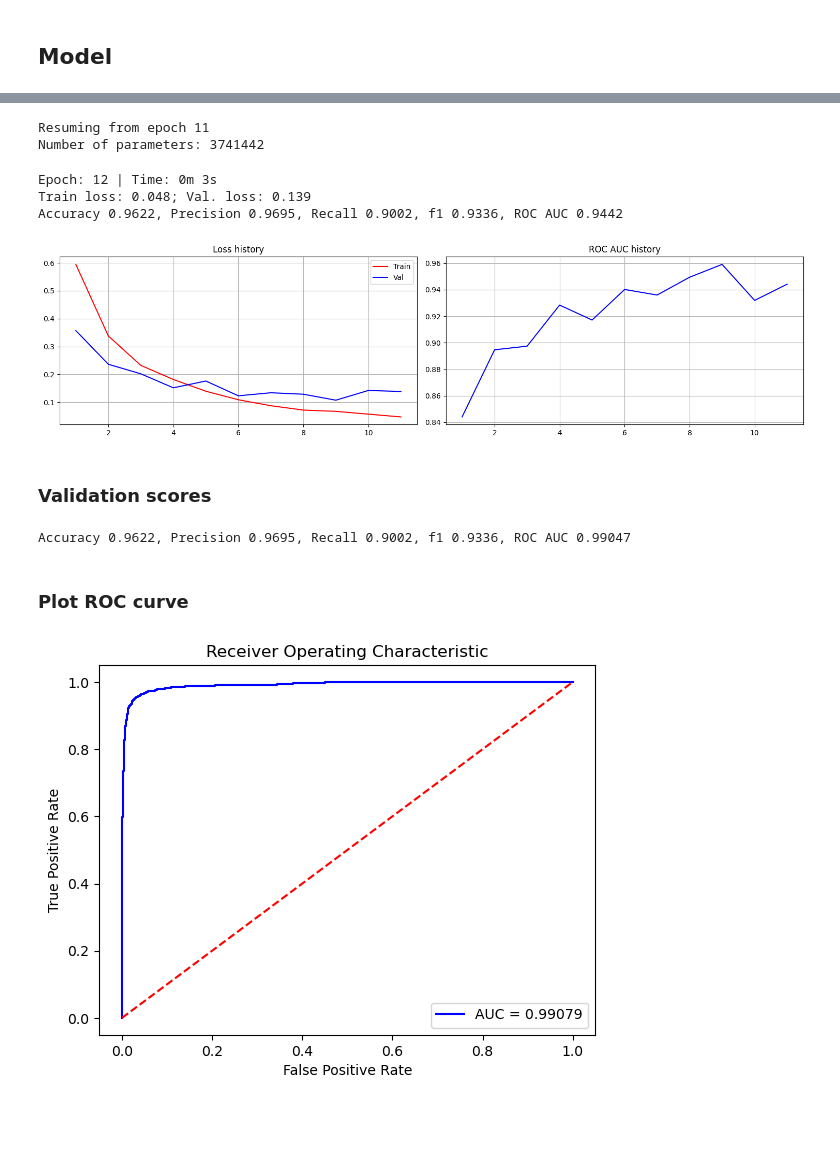
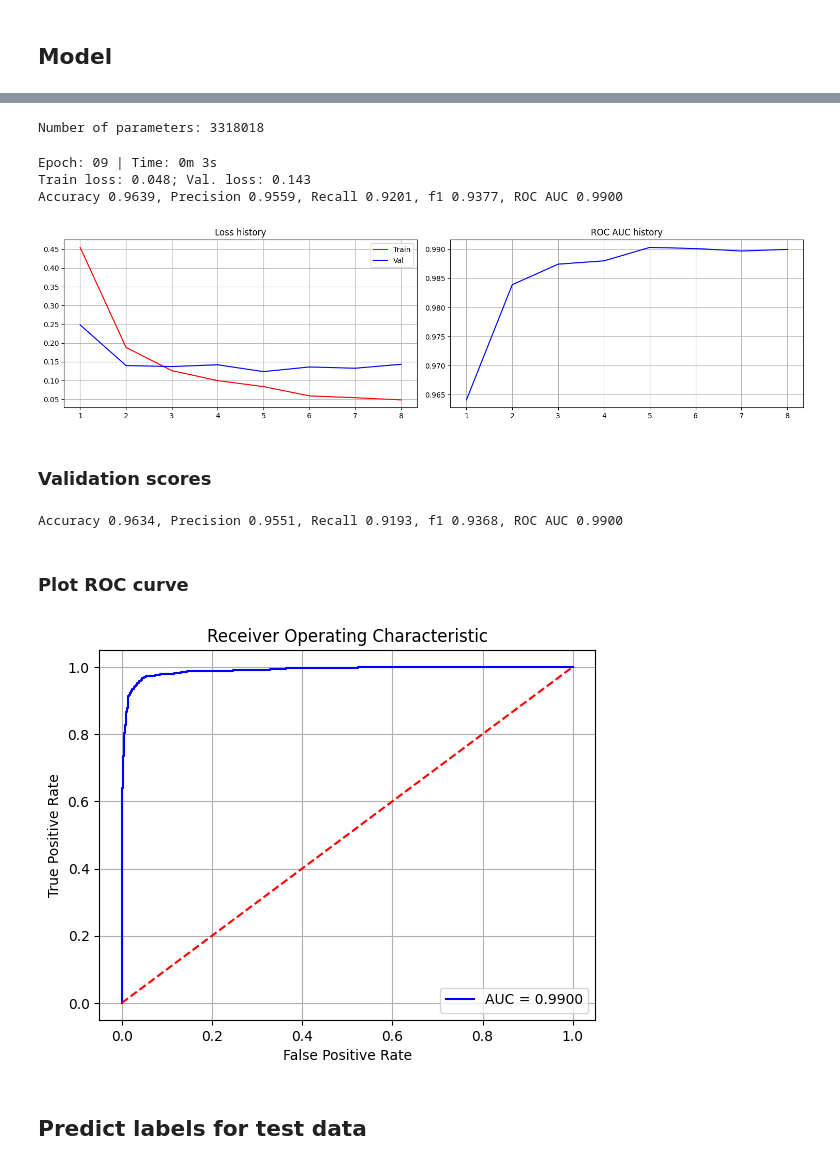
Before and after one commit to Oleg20502/vk_task, a Jupyter notebook: WordRNN.ipynb, the cells around one changed output, grey strips where cells are left out. Drawn from its saved outputs; the diff is of its cells as text; code cells hidden in the pictures; blank space fills up the shorter version.

```diff
--- a/WordRNN.ipynb
+++ b/WordRNN.ipynb
@@ -311,20 +394,29 @@ def count_parameters(m: torch.nn.Module, only_trainable: bool = True):
     unique = {p.data_ptr(): p for p in parameters}.values()
     return sum(p.numel() for p in unique)
 
-def save_checkpoint(save_path, model, optimizer, epoch, train_history, val_history, roc_auc_val_history):
+def save_checkpoint(save_path,
+                    model,
+                    optimizer=None,
+                    scheduler=None,
+                    epoch=None,
+                    train_history=None,
+                    val_history=None,
+                    roc_auc_val_history=None):
     torch.save({
         'model_state_dict': model.state_dict(),
         'optimizer_state_dict': optimizer.state_dict(),
+        'scheduler': scheduler.state_dict(),
         'train_history': train_history,
         'val_history': val_history,
         'roc_auc_val_history': roc_auc_val_history,
         'epoch': epoch
     }, save_path)
 
-def load_checkpoint(load_path, model, optimizer):
+def load_checkpoint(load_path, model, optimizer=None, scheduler=None):
     checkpoint = torch.load(load_path, map_location=DEVICE)
     model.load_state_dict(checkpoint['model_state_dict'])
     optimizer.load_state_dict(checkpoint['optimizer_state_dict'])
+    scheduler.load_state_dict(checkpoint['scheduler'])
     train_history = checkpoint['train_history']
     val_history = checkpoint['val_history']
     roc_auc_val_history = checkpoint['roc_auc_val_history']
@@ -332,14 +424,15 @@ def load_checkpoint(load_path, model, optimizer):
 
     return model, optimizer, epoch, train_history, val_history, roc_auc_val_history
 # %%
-new_start = False
+new_start = True
 checkpoint_path = 'checkpoint.pt'
 
 EMB_SIZE = 256
 HID_SIZE = 256
 DROPOUT = 0.5
 
-learning_rate = 0.001
+learning_rate = 0.002
+lr_decay = 0.90
 # %%
 best_val_loss = float('inf')
 
@@ -362,6 +455,8 @@ criterion = torch.nn.CrossEntropyLoss(ignore_index=PAD_IDX)
 
 optimizer = torch.optim.Adam(model.parameters(), lr=learning_rate)
 
+lr_scheduler = ExponentialLR(optimizer, gamma=lr_decay)
+
 if not new_start:
     model, optimizer, epoch, mean_rw_history, td_loss_history, initial_state_v_history = \
                                    load_checkpoint(checkpoint_path, model, optimizer)
@@ -369,10 +464,9 @@ if not new_start:
 
 print(f'Number of parameters: {count_parameters(model)}')
 # %% [output]
-Resuming from epoch 11
-Number of parameters: 3741442
+Number of parameters: 3318018
 # %%
-N_epochs = 11
+N_epochs = 8
 n_show = 100
 # %%
 for epoch in range(epoch + 1, N_epochs+1):
@@ -384,6 +478,7 @@ for epoch in range(epoch + 1, N_epochs+1):
                        criterion,
                        epoch,
                        n_show)
+    lr_scheduler.step()
 
     val_loss = evaluate(model, val_loader, criterion)
 
@@ -397,42 +492,42 @@ for epoch in range(epoch + 1, N_epochs+1):
     end_time = time.time()
     epoch_mins, epoch_secs = epoch_time(start_time, end_time)
 
-    if val_loss < best_val_loss and val_loss < 0.13:
+    if val_loss < best_val_loss and val_loss < 0.16:
         best_val_loss = val_loss
-        save_checkpoint(checkpoint_path, model, optimizer, epoch,
-                train_history, val_history, roc_auc_val_history)
+        save_checkpoint(checkpoint_path, model, optimizer, lr_scheduler,
+                        epoch, train_history, val_history, roc_auc_val_history)
 
     train_history.append(train_loss)
     val_history.append(val_loss)
     epoch_history.append(epoch)
 
     clear_output(True)
 
     print(f'Epoch: {epoch+1:02} | Time: {epoch_mins}m {epoch_secs}s')
     print(f'Train loss: {train_loss:.3f}; Val. loss: {val_loss:.3f}')
     print(f'Accuracy {accuracy_val:.4f}, Precision {precision_val:.4f}, ', end='')
     print(f'Recall {recall_val:.4f}, f1 {f1_val:.4f}, ROC AUC {roc_auc_val:.4f}')
 
     plt.figure(figsize=[15, 4])
 
     plt.subplot(1, 2, 1)
     plt.title("Loss history")
     plt.plot(epoch_history, train_history, color='r', label='Train')
     plt.plot(epoch_history, val_history, color='b', label='Val')
     plt.legend()
     # plt.yscale('log')
     plt.grid()
 
     plt.subplot(1, 2, 2)
     plt.title("ROC AUC history")
     plt.plot(epoch_history, roc_auc_val_history, color='b')
     plt.grid()
 
     plt.tight_layout()
     plt.show()
 # %% [output]
-Epoch: 12 | Time: 0m 3s
-Train loss: 0.048; Val. loss: 0.139
-Accuracy 0.9622, Precision 0.9695, Recall 0.9002, f1 0.9336, ROC AUC 0.9442
+Epoch: 09 | Time: 0m 3s
+Train loss: 0.048; Val. loss: 0.143
+Accuracy 0.9639, Precision 0.9559, Recall 0.9201, f1 0.9377, ROC AUC 0.9900
-[figure, old version]
+[figure, new version]
 # %%
@@ -448,9 +543,9 @@ f1_val,
 roc_auc_val) = calc_metrics(model, val_loader)
 
 print(f'Accuracy {accuracy_val:.4f}, Precision {precision_val:.4f}, ', end='')
-print(f'Recall {recall_val:.4f}, f1 {f1_val:.4f}, ROC AUC {roc_auc_val:.5f}')
+print(f'Recall {recall_val:.4f}, f1 {f1_val:.4f}, ROC AUC {roc_auc_val:.4f}')
 # %% [output]
-Accuracy 0.9622, Precision 0.9695, Recall 0.9002, f1 0.9336, ROC AUC 0.99047
+Accuracy 0.9634, Precision 0.9551, Recall 0.9193, f1 0.9368, ROC AUC 0.9900
 # %% [markdown]
 ### Plot ROC curve
 # %%
@@ -473,13 +568,16 @@ fpr, tpr, threshold = roc_curve(y_true, p_pred)
 roc_auc = auc(fpr, tpr)
 # %%
 plt.title('Receiver Operating Characteristic')
-plt.plot(fpr, tpr, 'b', label = f'AUC = {roc_auc:0.5f}')
+plt.plot(fpr, tpr, 'b', label = f'AUC = {roc_auc:0.4f}')
 plt.legend(loc = 'lower right')
 plt.plot([0, 1], [0, 1],'r--')
 # plt.xlim([0, 1])
 # plt.ylim([0, 1])
 plt.ylabel('True Positive Rate')
 plt.xlabel('False Positive Rate')
+plt.grid()
 plt.show()
 # %% [output]
-[figure, old version]
+[figure, new version]
+# %% [markdown]
+## Predict labels for test data
```
Also changed, not shown: parts of 18 cells of this notebook, 4 other files.
